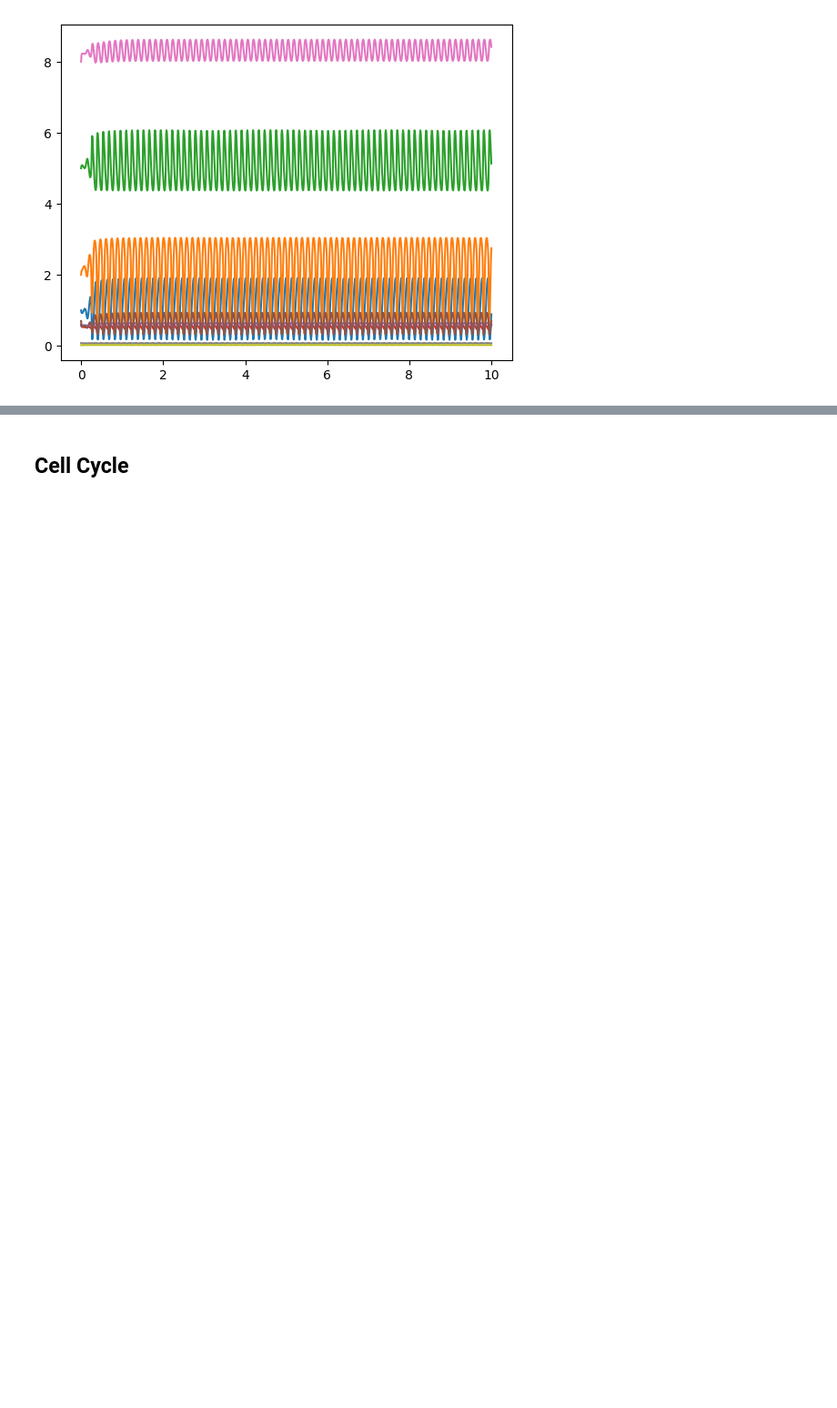
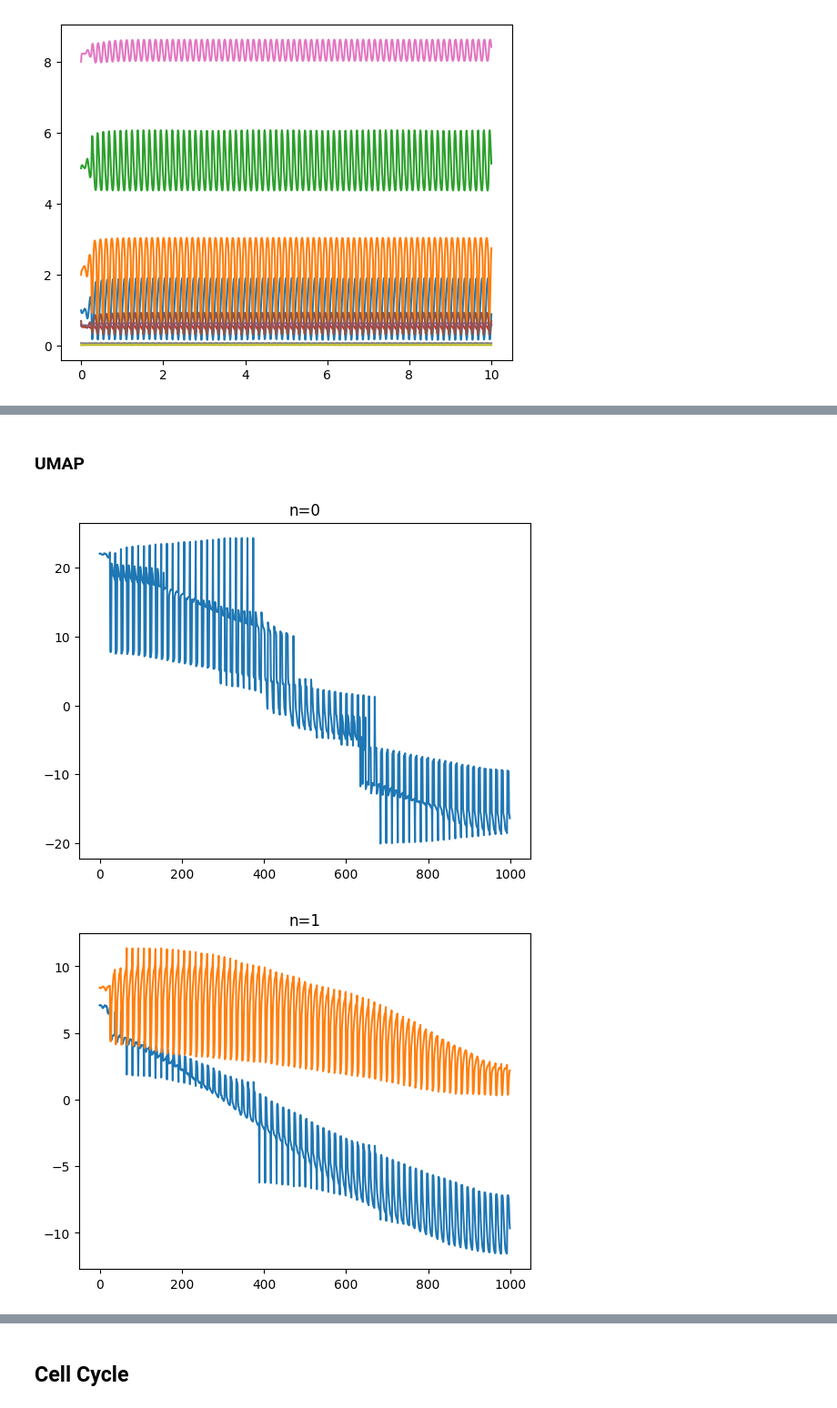
Before and after one commit to ModelEngineering/autoencodersb, a Jupyter notebook: notebooks/evaluating_autoencoders.ipynb, the cells around one changed output, grey strips where cells are left out. Shown at 91% size. Saved outputs shown, nothing was run; the diff lists cells and outputs as text; code cells hidden in the pictures; blank space fills up the shorter version.

```diff
--- a/notebooks/evaluating_autoencoders.ipynb
+++ b/notebooks/evaluating_autoencoders.ipynb
@@ -293,17 +329,3 @@ plt.plot(WOLF_ARR[:, 0], WOLF_ARR[:, 1:])
  <matplotlib.lines.Line2D at 0x...>,
  <matplotlib.lines.Line2D at 0x...>]
 [figure]
-# %%
-reducer = umap.UMAP(n_neighbors=15, min_dist=0.1, n_components=2, random_state=42)
-embedding = reducer.fit_transform(WOLF_ARR[:, 1:])
-
-# Plot the results
-plt.scatter(embedding[:, 0], embedding[:, 1])
-plt.title('UMAP of Entire Wolf Model')
-plt.show()
-
-# Plot the results
-idx_arr = np.array(range(100, 1000))
-plt.scatter(embedding[idx_arr, 0], embedding[idx_arr, 1])
-plt.title('UMAP of >1 sec Wolf Model')
-plt.show()
@@ -313,13 +331,0 @@ plt.show()
-# %%
-num_input_feature = WOLF_ARR.shape[1] - 1  # ignore time
-num_output_feature = 2
-num_epoch = 10000
-
-autoencoder_umap = AutoencoderUMAP(layer_dimensions=[num_input_feature, 10*num_input_feature,
-        10*num_output_feature, num_output_feature])  # Example model
-runner = ModelRunnerUMAP(model=autoencoder_umap, num_epoch=num_epoch)
-df = WOLF_DF.copy()
-del df["time"]
-data_dl = DataLoader(DatasetCSV(csv_input=df, target_column=None),
-                shuffle=False, batch_size=32)
-_ = runner.fit(data_dl)
@@ -348,0 +341,13 @@ plt.plot(reconstructed[:, 0], reconstructed[:, 1:])
+# %% [markdown]
+### UMAP
+# %%
+for n_components in range(1, 6):
+    reducer = umap.UMAP(n_neighbors=15, min_dist=0.1, n_components=n_components)
+    embedding_arr = reducer.fit_transform(WOLF_DF.values)
+    _, ax = plt.subplots(1, 1)
+    for n in range(embedding_arr.shape[1]):
+        ax.plot(range(embedding_arr.shape[0]), embedding_arr[:, n])
+    ax.set_title(f"n={n}")
+# %% [output]
+[figure, added]
+[figure, added]
```
Also changed, not shown: parts of 31 cells of this notebook, 10 other files.
